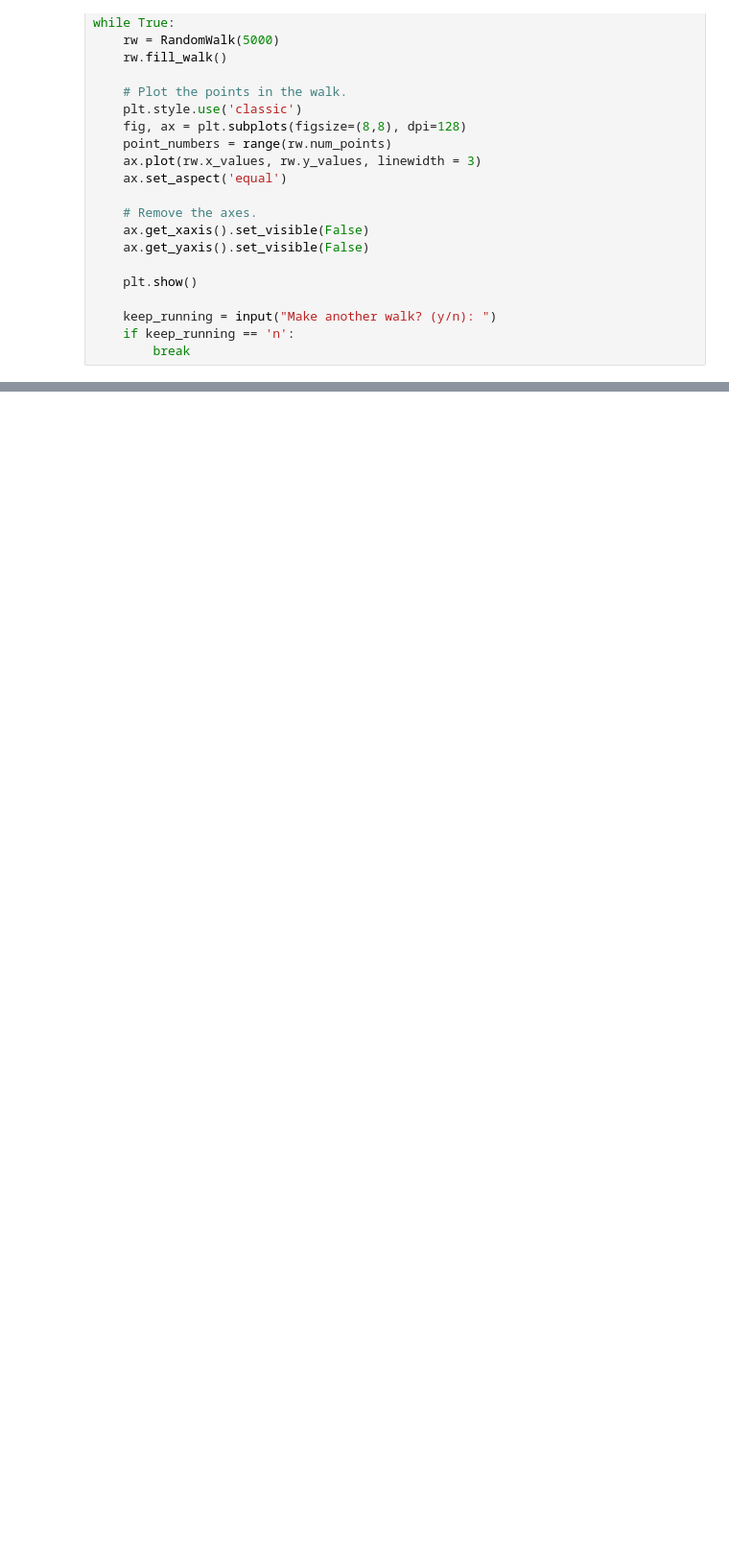
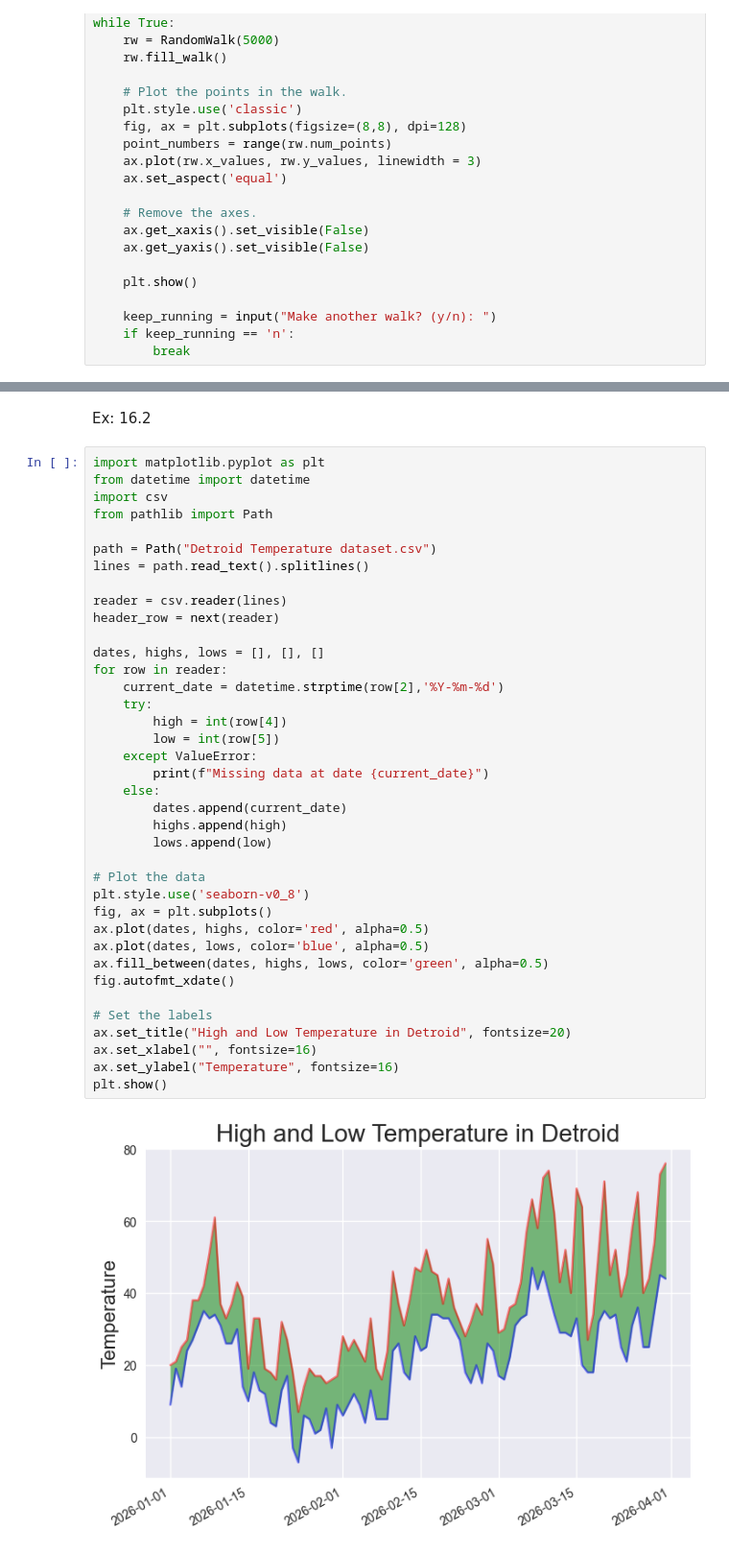
Before and after one commit to Rajveer-at-git/Python-Notes, a Jupyter notebook: Data Visualization/Exercise/Exercise.ipynb, the cells around one changed output, grey strips where cells are left out. Shown at 96% size. Drawn from its saved outputs; the diff is of its cells as text; blank space fills up the shorter version.

```diff
--- a/Data Visualization/Exercise/Exercise.ipynb
+++ b/Data Visualization/Exercise/Exercise.ipynb
@@ -84,0 +118,42 @@ while True:
+# %% [markdown]
+Ex: 16.2
+# %%
+import matplotlib.pyplot as plt
+from datetime import datetime
+import csv
+from pathlib import Path
+
+path = Path("Detroid Temperature dataset.csv")
+lines = path.read_text().splitlines()
+
+reader = csv.reader(lines)
+header_row = next(reader)
+
+dates, highs, lows = [], [], []
+for row in reader:
+    current_date = datetime.strptime(row[2],'%Y-%m-%d')
+    try:
+        high = int(row[4])
+        low = int(row[5])
+    except ValueError:
+        print(f"Missing data at date {current_date}")
+    else:
+        dates.append(current_date)
+        highs.append(high)
+        lows.append(low)
+
+# Plot the data
+plt.style.use('seaborn-v0_8')
+fig, ax = plt.subplots()
+ax.plot(dates, highs, color='red', alpha=0.5)
+ax.plot(dates, lows, color='blue', alpha=0.5)
+ax.fill_between(dates, highs, lows, color='green', alpha=0.5)
+fig.autofmt_xdate()
+
+# Set the labels
+ax.set_title("High and Low Temperature in Detroid", fontsize=20)
+ax.set_xlabel("", fontsize=16)
+ax.set_ylabel("Temperature", fontsize=16)
+plt.show()
+# %% [output]
+[figure, added]
```
Also changed, not shown: parts of 2 cells of this notebook.
